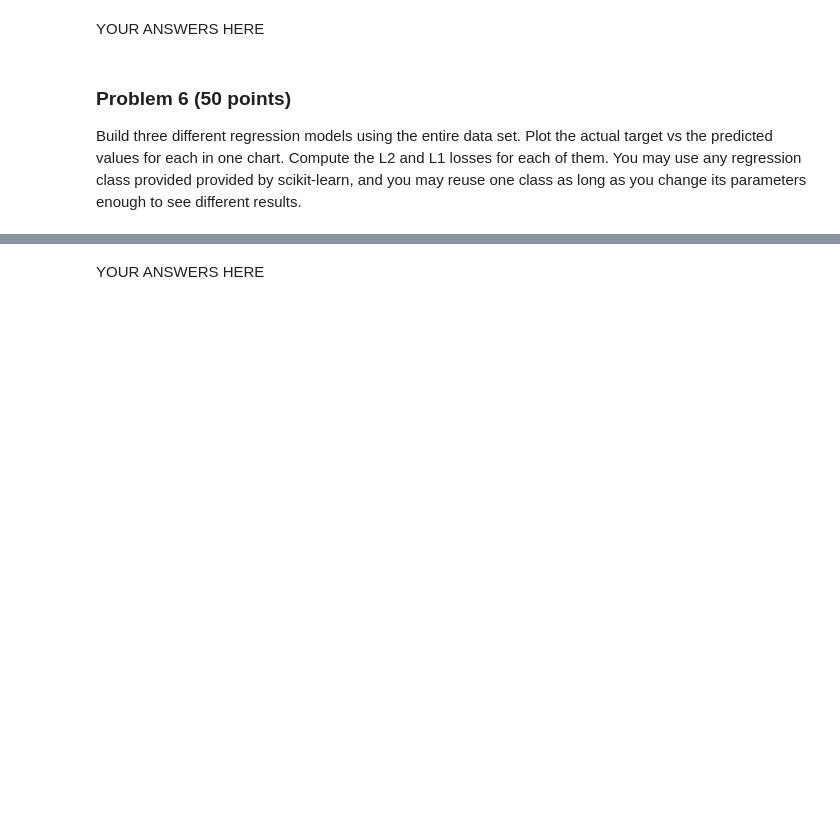
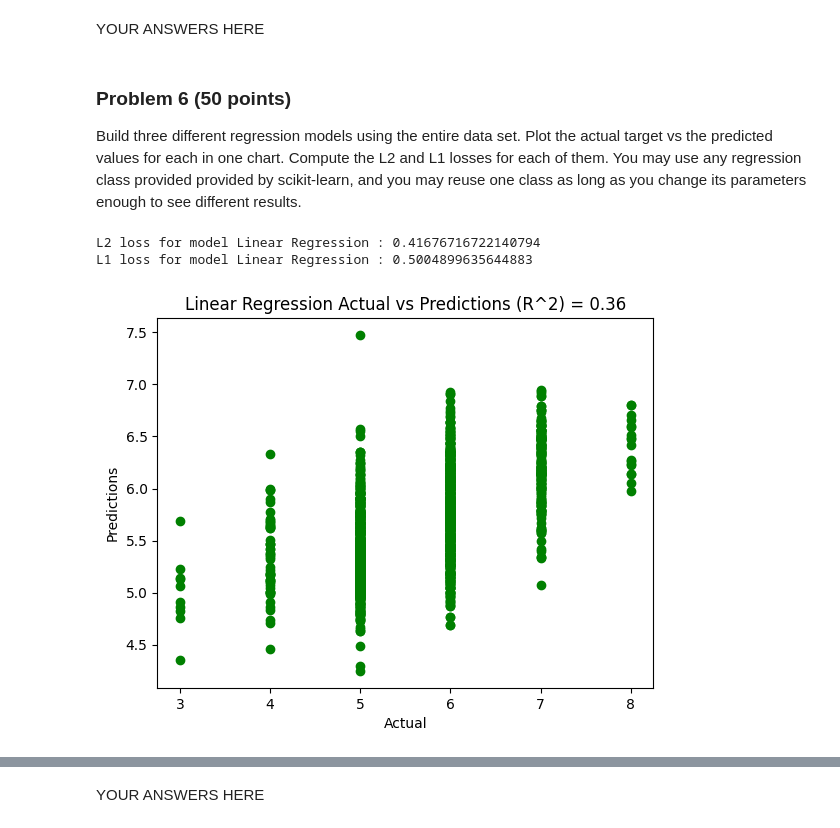
Before and after one commit to RajuNatesanBU/25fallcdsdx602_o1, a Jupyter notebook: dx602-final-project/project.ipynb, the cells around one changed output, grey strips where cells are left out. Cells and saved outputs as stored; diff of their text form; code cells hidden in the pictures; blank space fills up the shorter version.

```diff
--- a/dx602-final-project/project.ipynb
+++ b/dx602-final-project/project.ipynb
@@ -214,0 +215,38 @@ You may use any regression class provided provided by scikit-learn, and you may
+# %%
+def mean_squared_error(model_name, target, predictions):
+    error = target-predictions
+    error_squared = error * error
+    l2_loss = np.mean(error_squared)
+    print(f"L2 loss for model {model_name} : {l2_loss}")
+
+
+def mean_abs_error(model_name, target, predictions):
+    error = target-predictions
+    l1_loss = np.mean(np.abs(error))
+    print(f"L1 loss for model {model_name} : {l1_loss}")
+
+
+def model_evaluation(model, model_name, features, target):
+    model.fit(X=features, y=target)
+    r2_score = model.score(X=features, y=target)
+    predictions = model.predict(X=features)
+
+    mean_squared_error(model_name, target, predictions)
+    mean_abs_error(model_name, target, predictions)
+
+    plt.scatter(target, predictions, color="green")
+    plt.title(f"{model_name} Actual vs Predictions (R^2) = {r2_score:.2f}")
+    plt.xlabel("Actual")
+    plt.ylabel("Predictions")
+    plt.show()
+# %%
+red_wine_df_features = red_wine_df.drop("target", axis=1)
+red_wine_df_target = red_wine_df["target"]
+# %%
+linear_regression = sklearn.linear_model.LinearRegression()
+model_evaluation(linear_regression, "Linear Regression",
+                 red_wine_df_features, red_wine_df_target)
+# %% [output]
+L2 loss for model Linear Regression : 0.41676716722140794
+L1 loss for model Linear Regression : 0.5004899635644883
+[figure, added]
```
Also changed, not shown: parts of 5 cells of this notebook.
